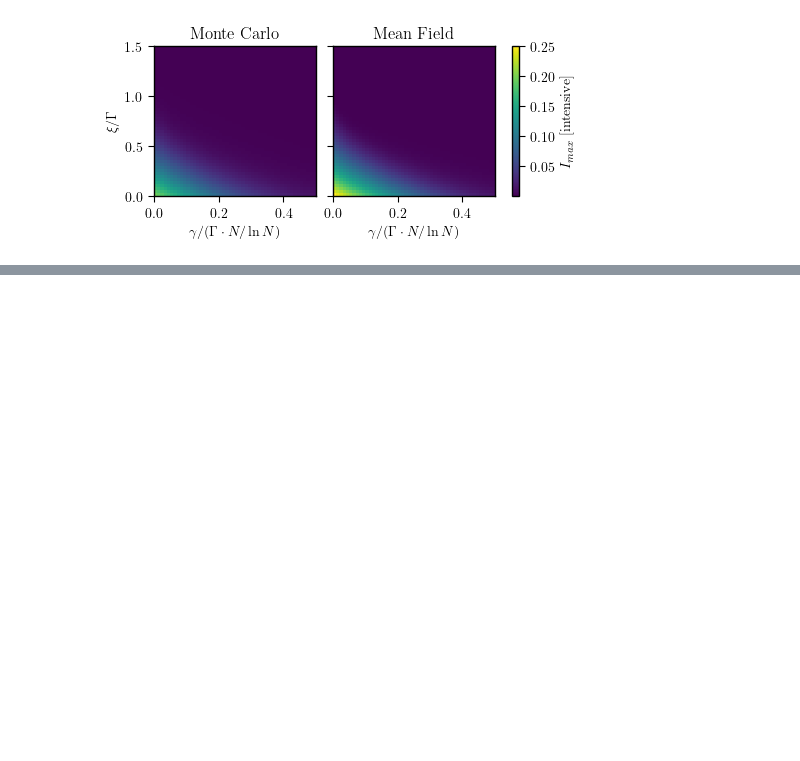
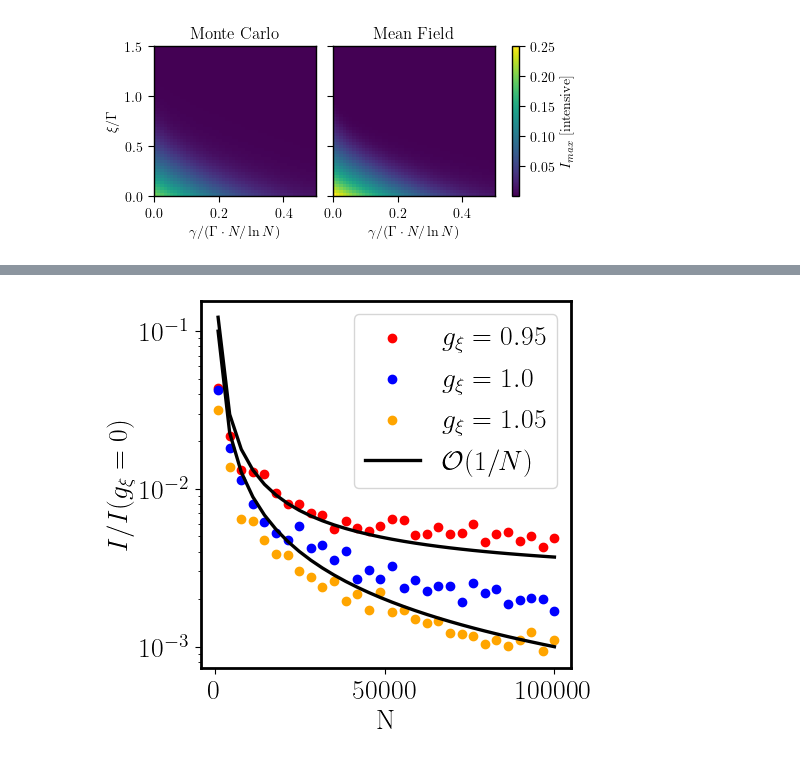
Before and after one commit to Nico0oblr/SuperradianceMolecules, a Jupyter notebook: code/DephasingEmissionRateEquations.ipynb, the cells around one changed output, grey strips where cells are left out. Saved outputs shown, nothing was run; the diff lists cells and outputs as text; code cells hidden in the pictures; blank space fills up the shorter version.

```diff
--- a/code/DephasingEmissionRateEquations.ipynb
+++ b/code/DephasingEmissionRateEquations.ipynb
@@ -333,0 +428,33 @@ display(gcf())
+# %%
+Ns2 = Int.(round.(range(1000, 100000, 30)))
+N_traj = 50
+rs2 = [0.95, 1.0, 1.05]
+mc_intens2 = zeros(length(rs2), length(Ns2))
+mc_t2 = zeros(length(rs2), length(Ns2))
+g = 0.0
+
+for (i,r) in enumerate(rs2)
+    for (j,N) in enumerate(Ns2)
+        params = Dict("global_decay" => 1.0, "global_pump" => 0.0, "local_pump" => 0.0, "local_dephasing" => r * N, "local_decay" => g * N / log(N))
+        imc, tmc = mc_data(N, params, N_traj; time_factor = 8.0)
+        mc_intens2[i, j] = imc
+        mc_t2[i, j] = tmc
+    end
+end
+# %%
+for j=1:length(rs2)
+    scatter(Ns2, mc_intens2[j,:] ./ Ns2 .^ 2 / 0.2, label = "\$g_\\xi=$(rs2[j])\$")
+end
+
+plot(Ns2, 100 ./ Ns2, color = "k", label = L"\mathcal O(1/N)")
+plot(Ns2, 120 ./ Ns2 .+ (1-rs2[1])^2, color = "k", linestyle = "solid")
+
+legend()
+yscale("log")
+ylabel(L"I/I(g_\xi=0)")
+xlabel("N")
+
+display(gcf())
+close("all")
+# %% [output]
+[figure, added]
```
Also changed, not shown: parts of 7 cells of this notebook, 2 other files.
